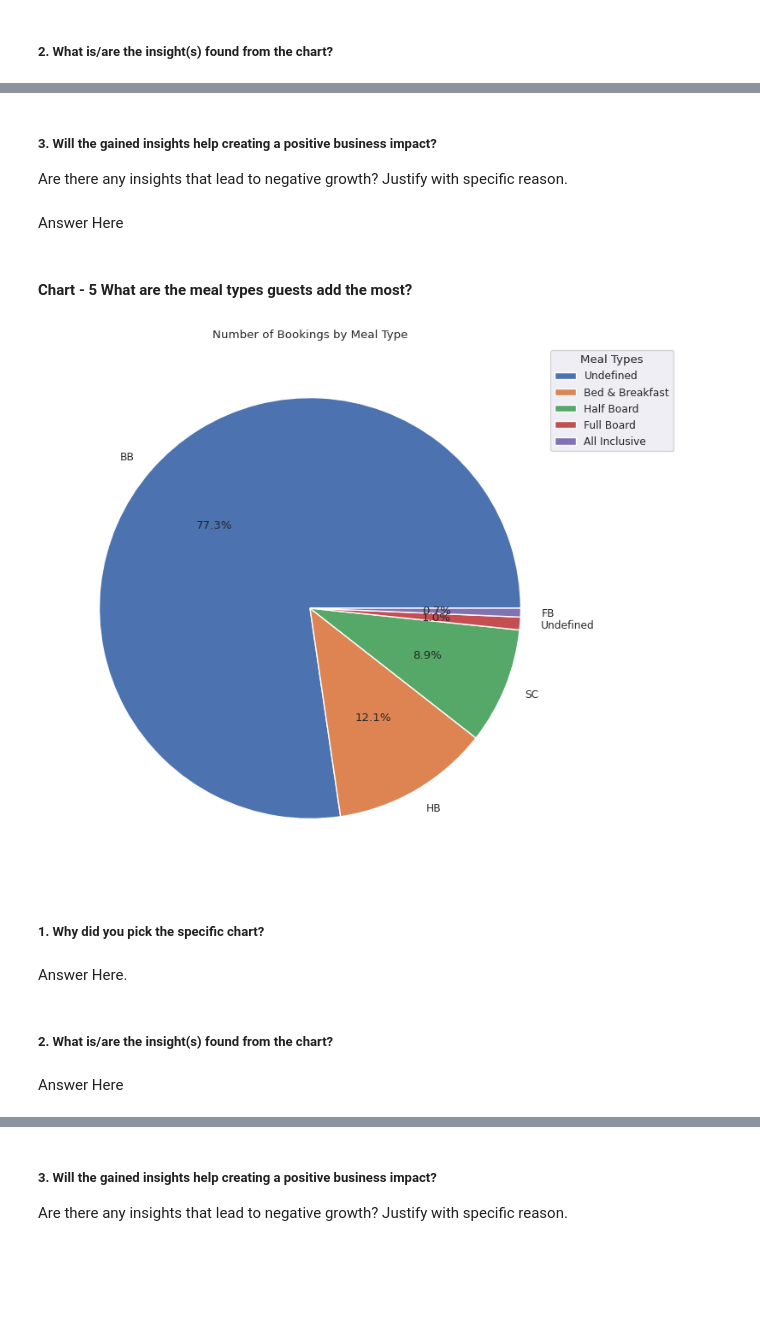
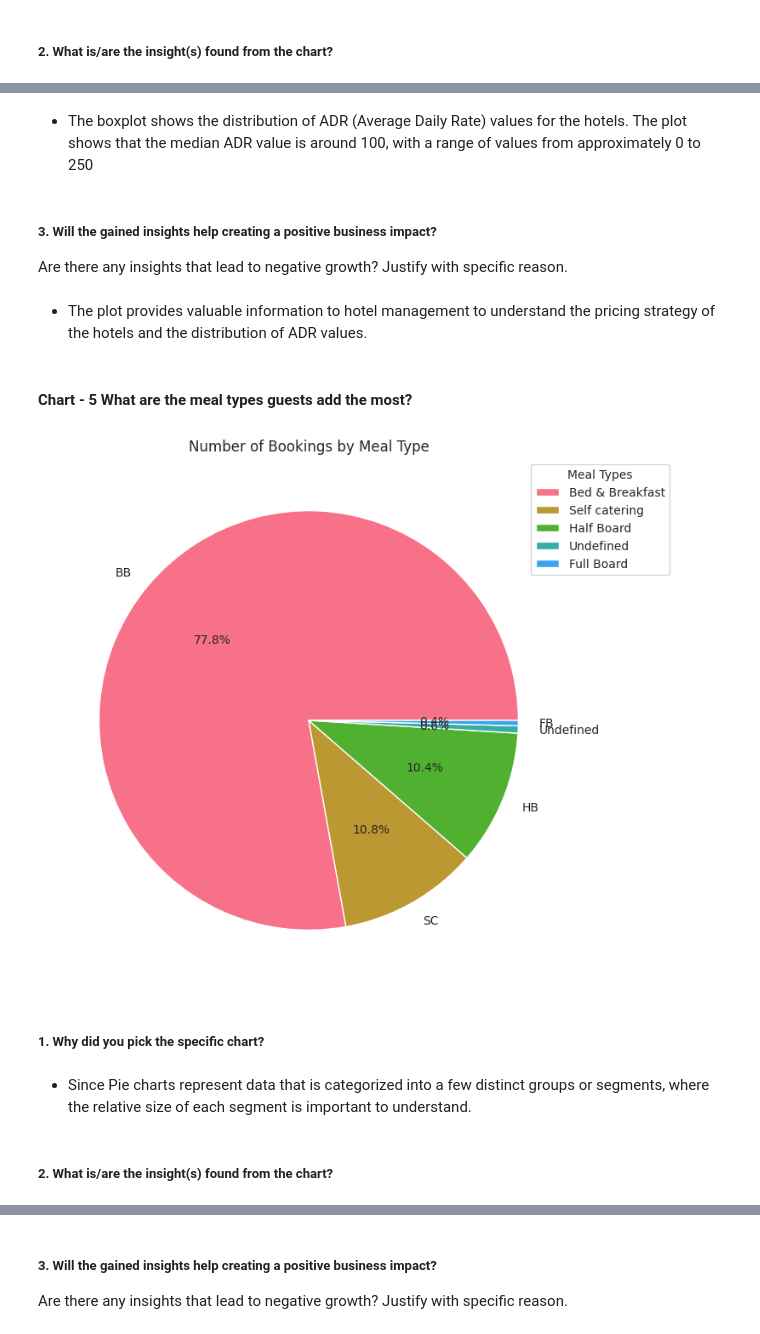
Before and after one commit to DevanshA2511/Hotel-Booking-Analysis-EDA, a Jupyter notebook: Hotel_Booking_Analysis_EDA_.ipynb, the cells around one changed output, grey strips where cells are left out. Cells and saved outputs as stored; diff of their text form; code cells hidden in the pictures; blank space fills up the shorter version.

```diff
--- a/Hotel_Booking_Analysis_EDA_.ipynb
+++ b/Hotel_Booking_Analysis_EDA_.ipynb
@@ -599,25 +579,36 @@ Answer Here
+# %% [markdown]
+* The boxplot shows the distribution of ADR (Average Daily Rate) values for the hotels. The plot shows that the median ADR value is around 100, with a range of values from approximately 0 to 250
 # %% [markdown]
 ##### 3. Will the gained insights help creating a positive business impact?
 Are there any insights that lead to negative growth? Justify with specific reason.
-# %% [markdown]
-Answer Here
+# %% [markdown]
+* The plot provides valuable information to hotel management to understand the pricing strategy of the hotels and the distribution of ADR values.
 # %% [markdown]
 #### Chart - 5 What are the meal types guests add the most?
 # %%
 # Chart - 5 visualization code
-meal_counts = df["meal"].value_counts()
-plt.figure(figsize=(8, 8))  # set figure size
+# Counting the occurrences of each meal type
+meal_counts = hotel_bookings_df["meal"].value_counts()
+
+# Setting up the figure size for the plot
+plt.figure(figsize=(8, 8))
+
+# Creating a pie chart with meal counts and labels, and display percentages
 plt.pie(meal_counts, labels=meal_counts.index, autopct="%1.1f%%")
+
+# Setting title for the pie chart
 plt.title("Number of Bookings by Meal Type")
-plt.legend(title="Meal Types", labels=["Undefined", "Bed & Breakfast", "Half Board", "Full Board", "All Inclusive"], loc="upper right", bbox_to_anchor=(1.2, 1))  # add legend outside of chart
+
+# Adding a legend to the plot, positioning it outside of the chart area
+plt.legend(title="Meal Types", labels=["Bed & Breakfast",'Self catering', "Half Board","Undefined","Full Board"], loc="upper right", bbox_to_anchor=(1.2, 1))
+
+# Show the plot
 plt.show()
 # %% [output]
-[figure, old version]
+[figure, new version]
 # %% [markdown]
 ##### 1. Why did you pick the specific chart?
-# %% [markdown]
-Answer Here.
+# %% [markdown]
+* Since Pie charts represent data that is categorized into a few distinct groups or segments, where the relative size of each segment is important to understand.
 # %% [markdown]
 ##### 2. What is/are the insight(s) found from the chart?
-# %% [markdown]
-Answer Here
```
Also changed, not shown: parts of 233 cells of this notebook.
